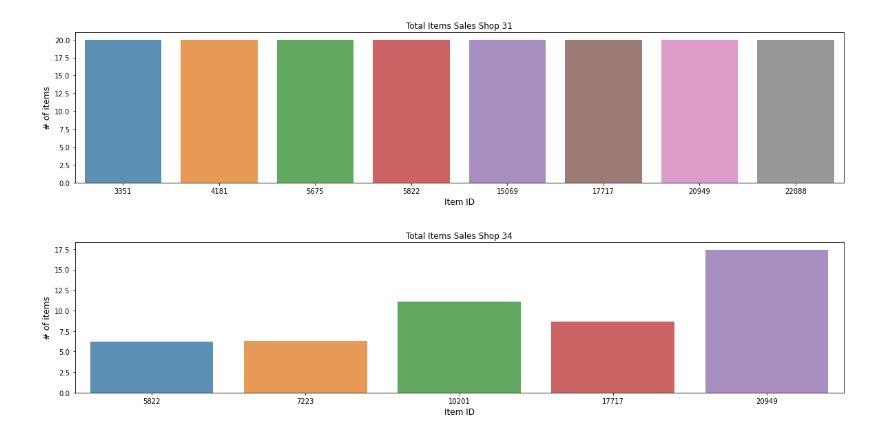
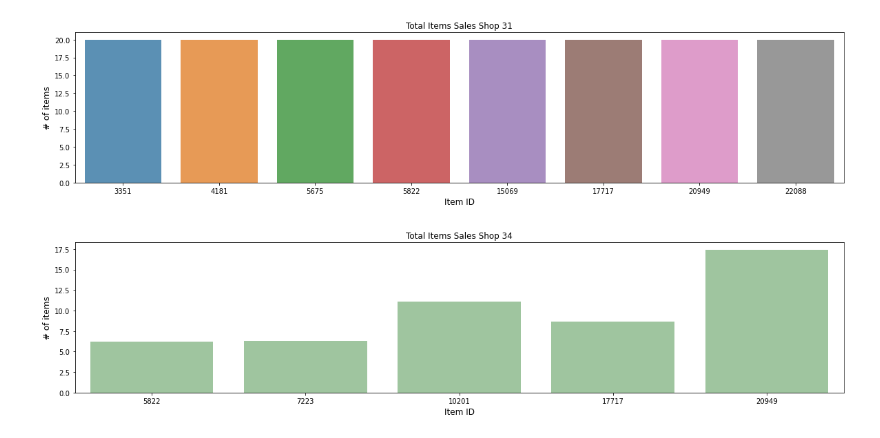
Before and after one commit to jguzman94/capstone-project, a Jupyter notebook: Results_1.ipynb, the cells around one changed output. Drawn from its saved outputs; the diff is of its cells as text; code cells hidden in the pictures.

```diff
--- a/Results_1.ipynb
+++ b/Results_1.ipynb
@@ -124,11 +124,11 @@ plt.show()
 # %%
 df_34 = df_litem.loc[df_litem['shop_id'] == 34]
 # plot
 plt.figure(figsize=(20,4))
-ax=sns.barplot(df_34.item_id, df_34.item_cnt_month, alpha=0.8)
+ax=sns.barplot(df_34.item_id, df_34.item_cnt_month, alpha=0.4, color = 'green')
 plt.title("Total Items Sales Shop 34")
 plt.ylabel("# of items", fontsize=12)
 plt.xlabel("Item ID", fontsize=12)
 plt.show()
 # %% [output]
-[figure, old version]
+[figure, new version]
```
Also changed, not shown: parts of 10 cells of this notebook, 3 other files.
